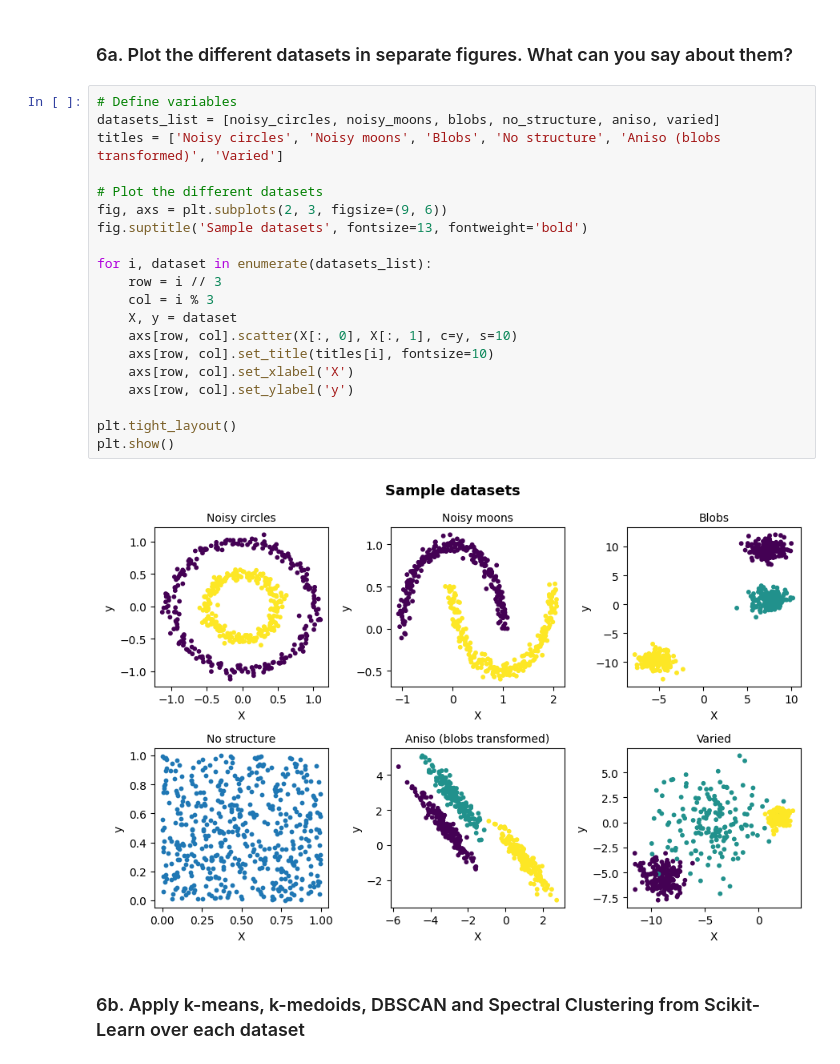
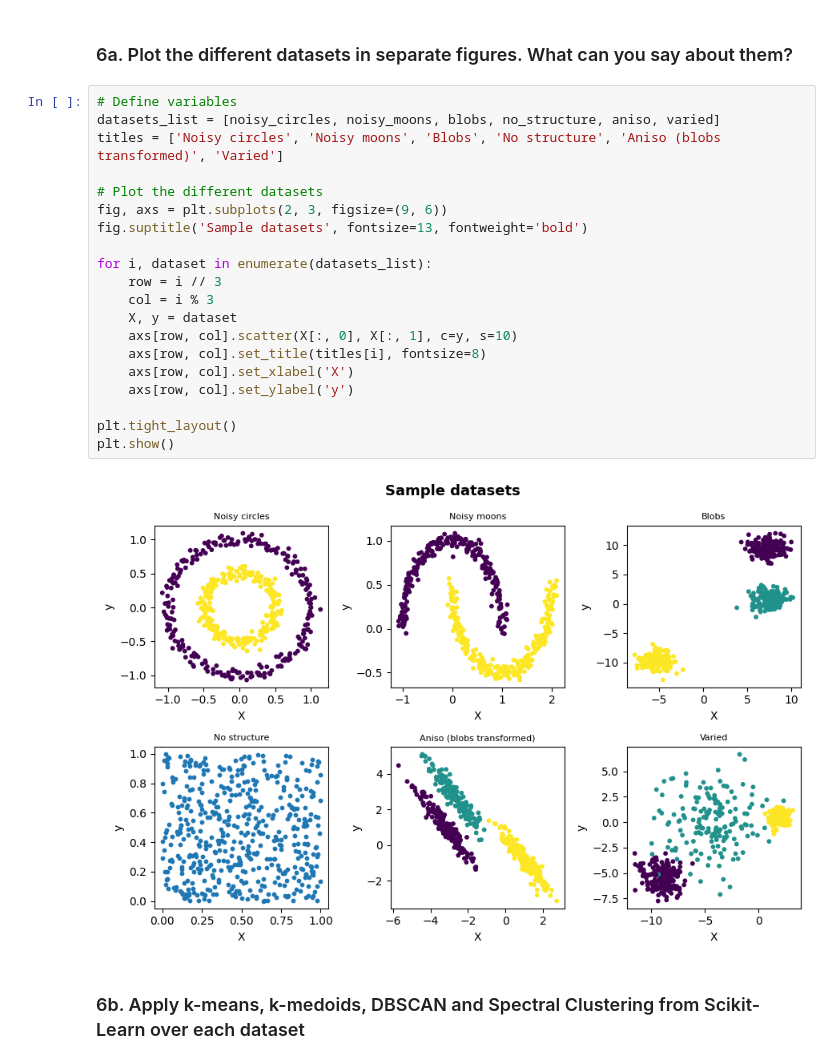
Before and after one commit to melissaortegaa/machine_learning_2, a Jupyter notebook: ML2/clustering.ipynb, the cells around one changed output. Cells and saved outputs as stored; diff of their text form.

```diff
--- a/ML2/clustering.ipynb
+++ b/ML2/clustering.ipynb
@@ -488,25 +482,25 @@ In each dataset, X is a matrix with 500 rows and two columns, representing the *
 # %%
 # Define variables
 datasets_list = [noisy_circles, noisy_moons, blobs, no_structure, aniso, varied]
 titles = ['Noisy circles', 'Noisy moons', 'Blobs', 'No structure', 'Aniso (blobs transformed)', 'Varied']
 
 # Plot the different datasets
 fig, axs = plt.subplots(2, 3, figsize=(9, 6))
 fig.suptitle('Sample datasets', fontsize=13, fontweight='bold')
 
 for i, dataset in enumerate(datasets_list):
     row = i // 3
     col = i % 3
     X, y = dataset
     axs[row, col].scatter(X[:, 0], X[:, 1], c=y, s=10)
-    axs[row, col].set_title(titles[i], fontsize=10)
+    axs[row, col].set_title(titles[i], fontsize=8)
     axs[row, col].set_xlabel('X')
     axs[row, col].set_ylabel('y')
 
 plt.tight_layout()
 plt.show()
 # %% [output]
-[figure, old version]
+[figure, new version]
 # %% [markdown]
 ### 6b. Apply k-means, k-medoids, DBSCAN and Spectral Clustering from Scikit-Learn over each dataset
 # %%
```
Also changed, not shown: parts of 12 cells of this notebook.
